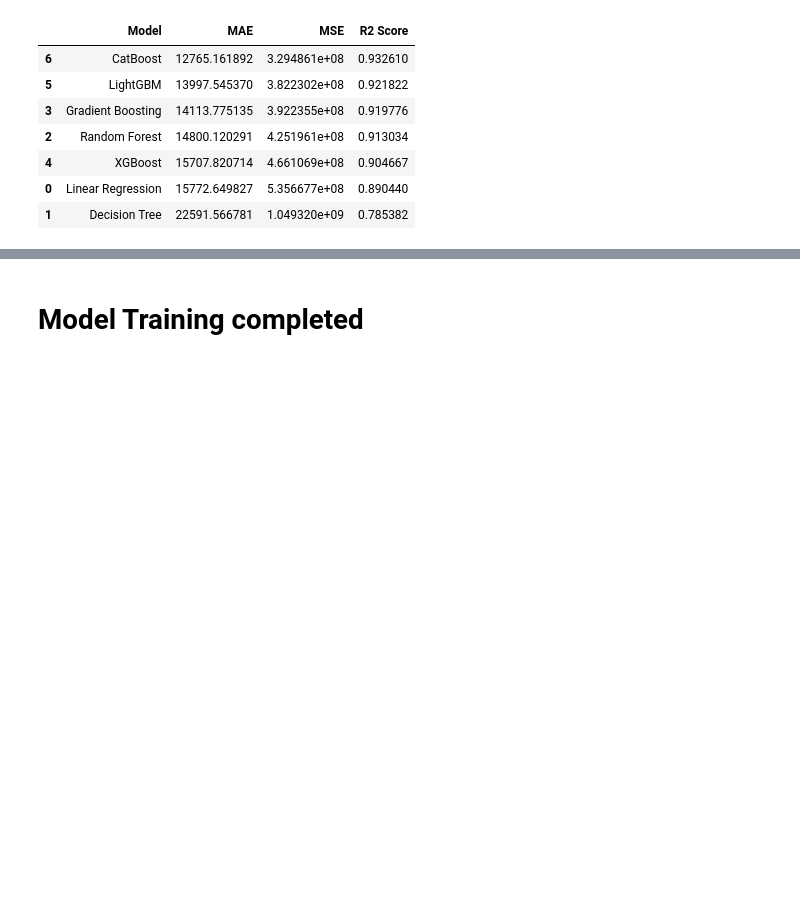
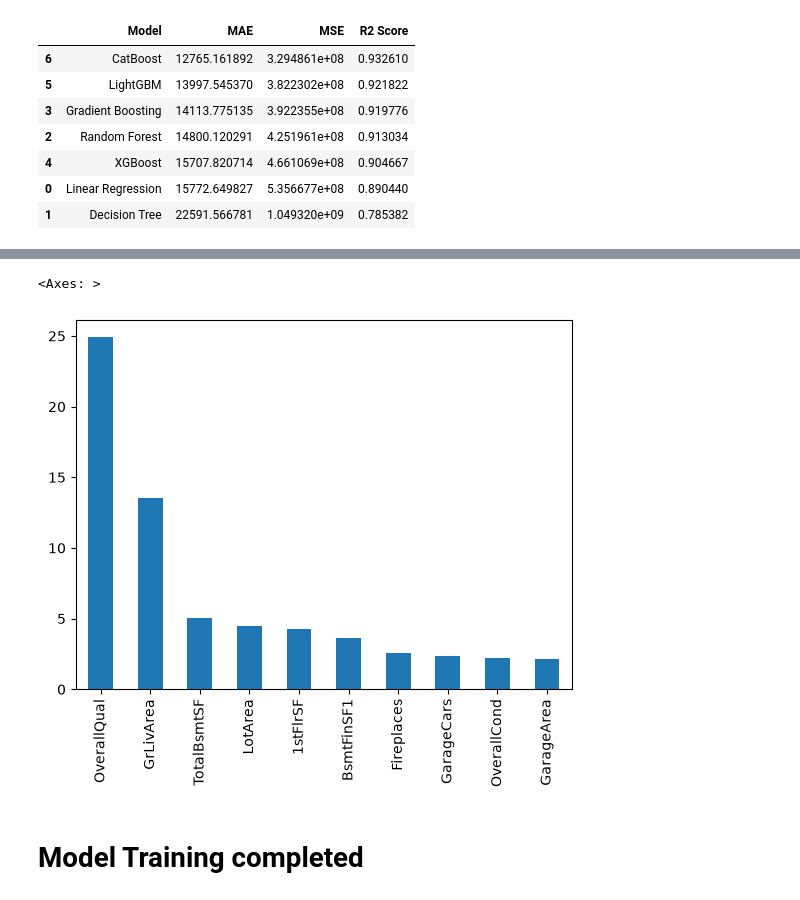
Before and after one commit to Logesh-M0324/Weekend_Task, a Jupyter notebook: Advanced Regression Model Comparison & Optimization Platform/notebooks/04_Model_Developement.ipynb, the cells around one changed output, grey strips where cells are left out. Cells and saved outputs as stored; diff of their text form; code cells hidden in the pictures; blank space fills up the shorter version.

```diff
--- a/Advanced Regression Model Comparison & Optimization Platform/notebooks/04_Model_Developement.ipynb
+++ b/Advanced Regression Model Comparison & Optimization Platform/notebooks/04_Model_Developement.ipynb
@@ -199,3 +200,10 @@ results.sort_values( by="R2 Score", ascending=False )
 | 4 | XGBoost | 15707.820714 | 4.661069e+08 | 0.904667 |
 | 0 | Linear Regression | 15772.649827 | 5.356677e+08 | 0.890440 |
 | 1 | Decision Tree | 22591.566781 | 1.049320e+09 | 0.785382 |
+# %%
+best_model = CatBoostRegressor(
+        verbose=0,
+        random_state=42
+    )
+
+best_model.fit( X_train, y_train )
@@ -202,2 +254,18 @@ results.sort_values( by="R2 Score", ascending=False )
+# %%
+# importance Feature
+
+importance = pd.Series(
+    best_model.feature_importances_,
+    index=X_train.columns
+)
+
+importance = importance.sort_values(
+    ascending=False
+)
+
+importance.head(10).plot(kind="bar")
+# %% [output]
+<Axes: >
+[figure, added]
 # %% [markdown]
 # Model Training completed
```
Also changed, not shown: parts of 5 cells of this notebook, 25 other files.
